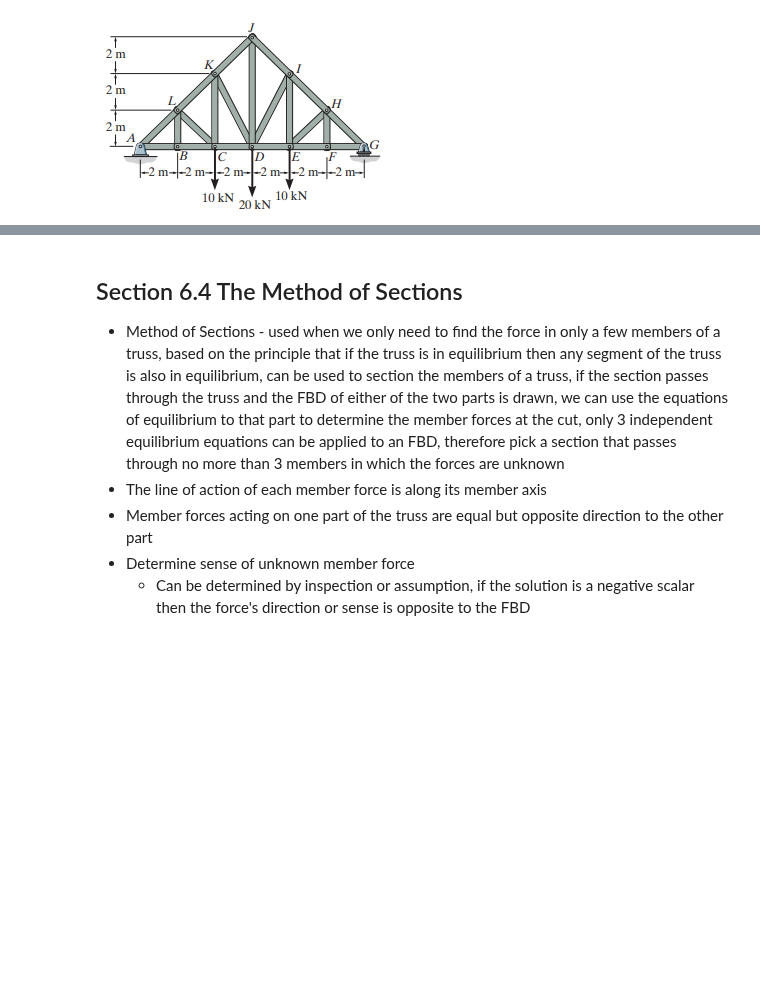
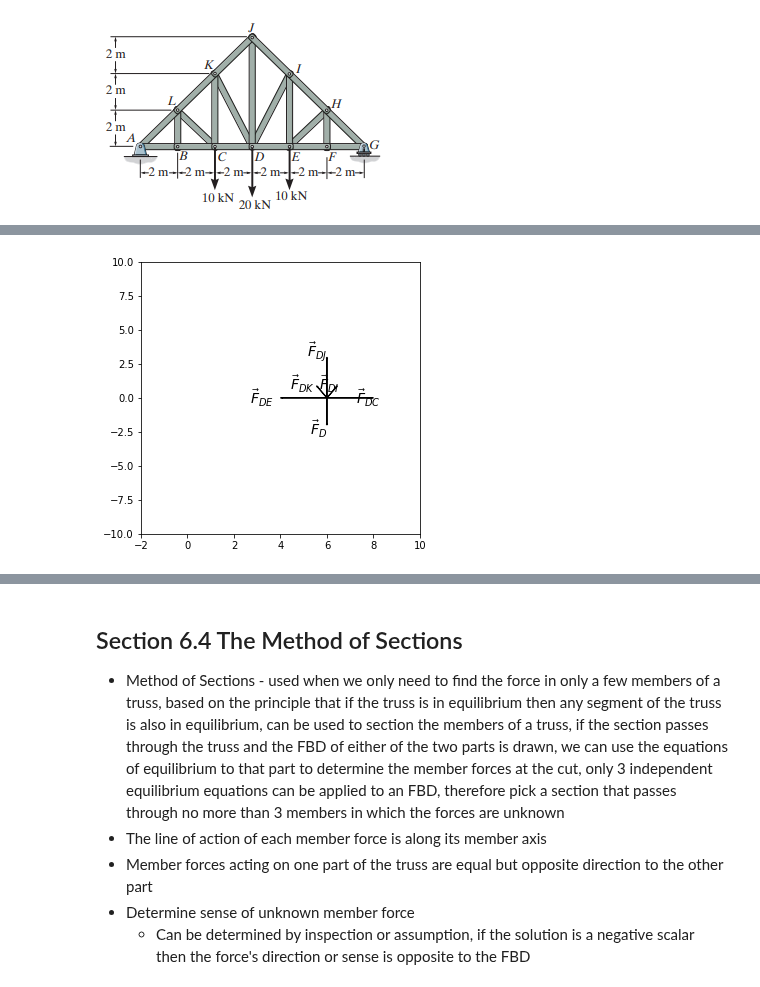
Before and after one commit to michaelhotchkiss/Statics, a Jupyter notebook: Chapter 6 - Structual Analysis.ipynb, the cells around one changed output, grey strips where cells are left out. Cells and saved outputs as stored; diff of their text form; code cells hidden in the pictures; blank space fills up the shorter version.

```diff
--- a/Chapter 6 - Structual Analysis.ipynb
+++ b/Chapter 6 - Structual Analysis.ipynb
@@ -105,0 +104,26 @@ F_BL = 0
+# %%
+figure, axes = plt.subplots(figsize=(5,5))
+axes.set_xlim([-2 , 10])
+axes.set_ylim([-10 ,10])
+alpha = np.arctan(4/2)
+vectors = {
+    'F_{DC}': {'origin': points['D'], 'vector': np.array([2,0])},
+    'F_{DJ}': {'origin': points['D'], 'vector': np.array([0,3])},
+    'F_{DE}': {'origin': points['D'], 'vector': np.array([-2,0])},
+    'F_{DK}': {'origin': points['D'], 'vector': np.array([-np.cos(alpha),np.sin(alpha)])},
+    'F_{DI}': {'origin': points['D'], 'vector': np.array([np.cos(alpha),np.sin(alpha)])},
+    'F_{D}': {'origin':  points['D'], 'vector': np.array([0,-2])},
+}
+for label, vector_dictionary in vectors.items():
+    origin = vector_dictionary['origin']
+    vector = vector_dictionary['vector']
+    vector_arrow = FancyArrow(origin[0], origin[1], vector[0], vector[1],
+    width=.02,length_includes_head=True, color='k')
+    axes.text(origin[0] + vector[0] * 1.15,
+               origin[1] + vector[1] * 1.15,
+               r'$\vec{'+label[0]+r'}' + label[1:] + r'$', color='k', fontsize=14,
+               va='center',ha='right'
+                               )
+    axes.add_patch(vector_arrow)
+# %% [output]
+[figure, added]
```
Also changed, not shown: parts of 6 cells of this notebook, 3 other files.
